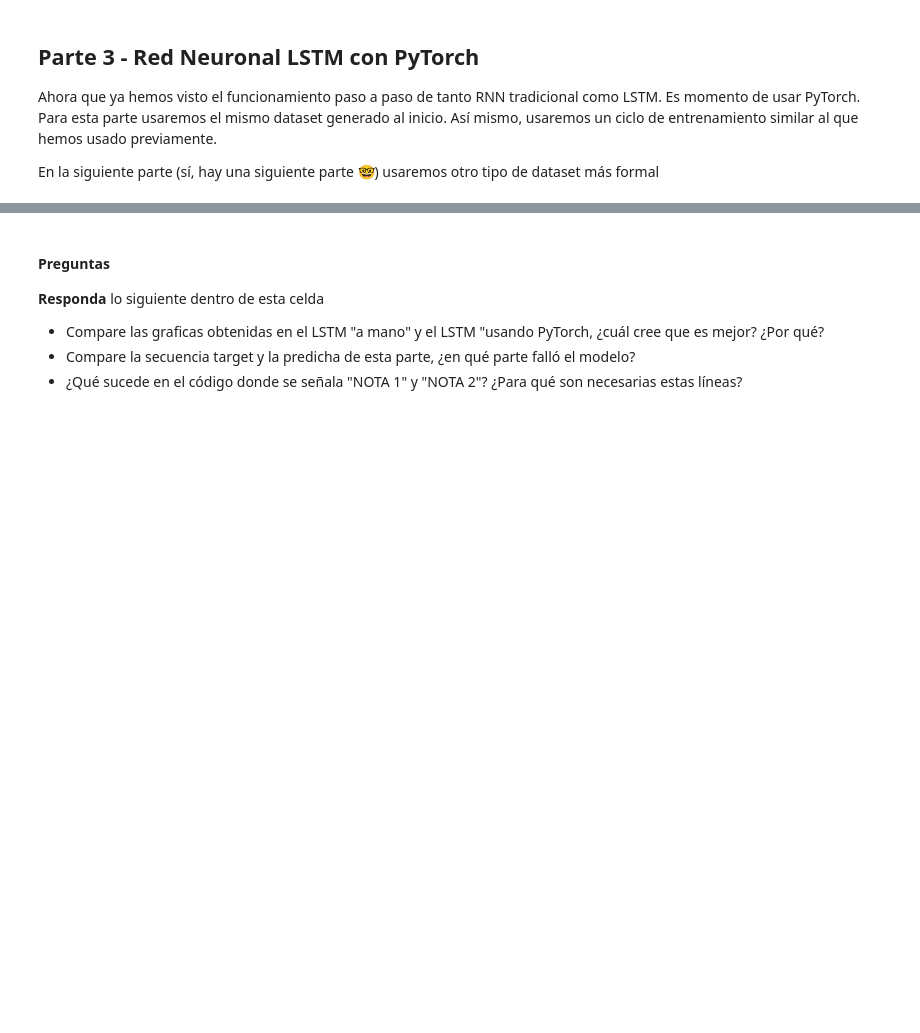
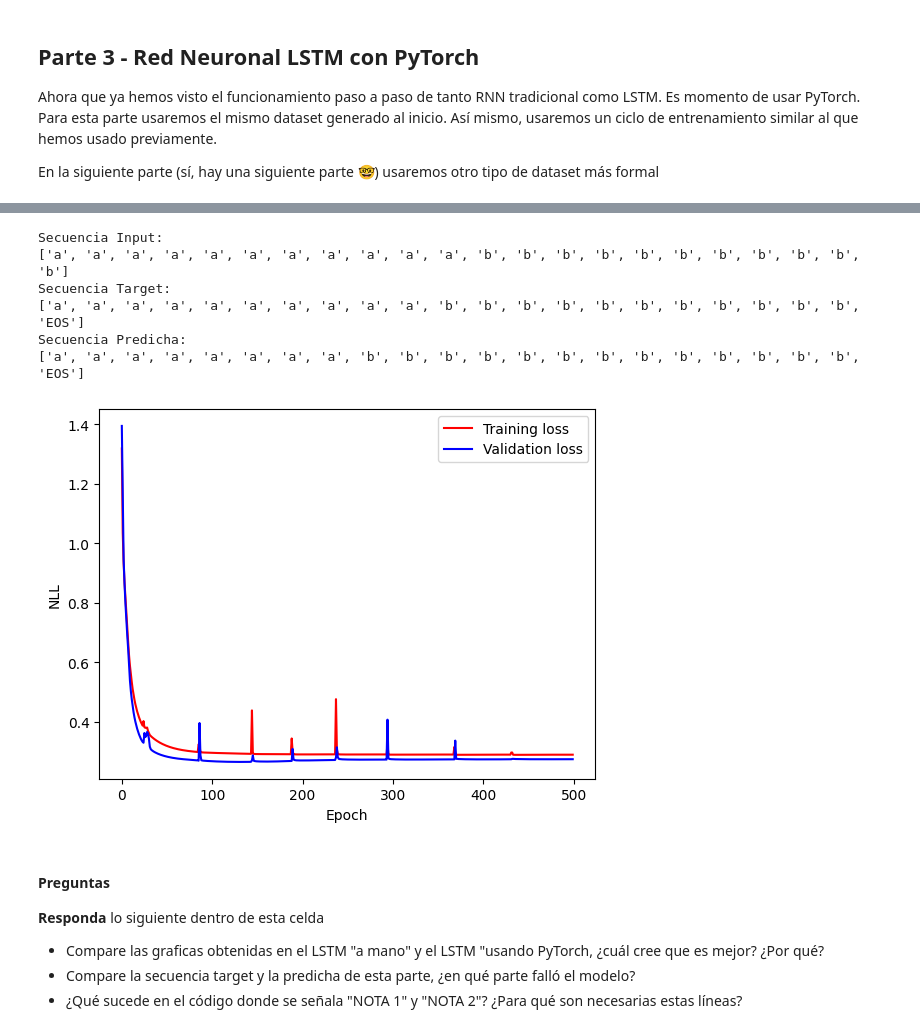
Before and after one commit to nel-eleven11/Lab3_DL, a Jupyter notebook: lab3-1.ipynb, the cells around one changed output, grey strips where cells are left out. Saved outputs shown, nothing was run; the diff lists cells and outputs as text; code cells hidden in the pictures; blank space fills up the shorter version.

```diff
--- a/lab3-1.ipynb
+++ b/lab3-1.ipynb
@@ -1380,17 +1347,14 @@ import torch.nn as nn
 import torch.nn.functional as F
 
 class Net(nn.Module):
-    def __init__(self):
+    def __init__(self, vocab_size):
         super(Net, self).__init__()
 
-        # Aprox 1-3 lineas de codigo para declarar una capa LSTM
-        # self.lstm =
-        # Hint: Esta tiene que tener el input_size del tamaño del vocabulario,
-        #     debe tener 50 hidden states (hidden_size)
-        #     una layer
-        #     y NO (False) debe ser bidireccional
-        # YOUR CODE HERE
-        raise NotImplementedError()
+        # Capa LSTM con las especificaciones requeridas
+        self.lstm = nn.LSTM(input_size=vocab_size,    # Tamaño del vocabulario
+                           hidden_size=50,            # 50 hidden states
+                           num_layers=1,              # Una sola capa
+                           bidirectional=False)       # NO bidireccional
 
         # Layer de salida (output)
         self.l_out = nn.Linear(in_features=50,
@@ -1398,16 +1362,16 @@ class Net(nn.Module):
                             bias=False)
 
     def forward(self, x):
-        # RNN regresa el output y el ultimo hidden state
+        # LSTM regresa el output y el último hidden state (h) y cell state (c)
         x, (h, c) = self.lstm(x)
 
         # Aplanar la salida para una layer feed forward
         x = x.view(-1, self.lstm.hidden_size)
 
-        # layer de output
+        # Layer de output
         x = self.l_out(x)
 
         return x
 
-net = Net()
+net = Net(vocab_size=100)
 print(net)
@@ -1523,38 +1727,43 @@ inputs, targets = test_set[1]
 
 # One-hot encode el input y el target
 inputs_one_hot = one_hot_encode_sequence(inputs, vocab_size)
 targets_idx = [word_to_idx[word] for word in targets]
 
 # Convertir el input a un tensor
 inputs_one_hot = torch.Tensor(inputs_one_hot)
 inputs_one_hot = inputs_one_hot.permute(0, 2, 1)
 
 # Convertir el target a un tensor
 targets_idx = torch.LongTensor(targets_idx)
 
-
 # Aprox 1 linea para el Forward
-# outputs =
-# YOUR CODE HERE
-raise NotImplementedError()
+outputs = net(inputs_one_hot)
 
 print("Secuencia Input:")
 print(inputs)
 
 print("Secuencia Target:")
 print(targets)
 
 print("Secuencia Predicha:")
-print([idx_to_word[np.argmax(output)] for output in outputs])
+print([idx_to_word[torch.argmax(output).item()] for output in outputs])
 
 # Graficar la perdida en training y validacion
 epoch = np.arange(len(training_loss))
 plt.figure()
 plt.plot(epoch, training_loss, 'r', label='Training loss',)
 plt.plot(epoch, validation_loss, 'b', label='Validation loss')
 plt.legend()
 plt.xlabel('Epoch'), plt.ylabel('NLL')
 plt.show()
+# %% [output]
+Secuencia Input:
+['a', 'a', 'a', 'a', 'a', 'a', 'a', 'a', 'a', 'a', 'a', 'b', 'b', 'b', 'b', 'b', 'b', 'b', 'b', 'b', 'b', 'b']
+Secuencia Target:
+['a', 'a', 'a', 'a', 'a', 'a', 'a', 'a', 'a', 'a', 'b', 'b', 'b', 'b', 'b', 'b', 'b', 'b', 'b', 'b', 'b', 'EOS']
+Secuencia Predicha:
+['a', 'a', 'a', 'a', 'a', 'a', 'a', 'a', 'b', 'b', 'b', 'b', 'b', 'b', 'b', 'b', 'b', 'b', 'b', 'b', 'b', 'EOS']
+[figure, added]
 # %% [markdown]
 #### Preguntas
 
```
Also changed, not shown: parts of 16 cells of this notebook.
